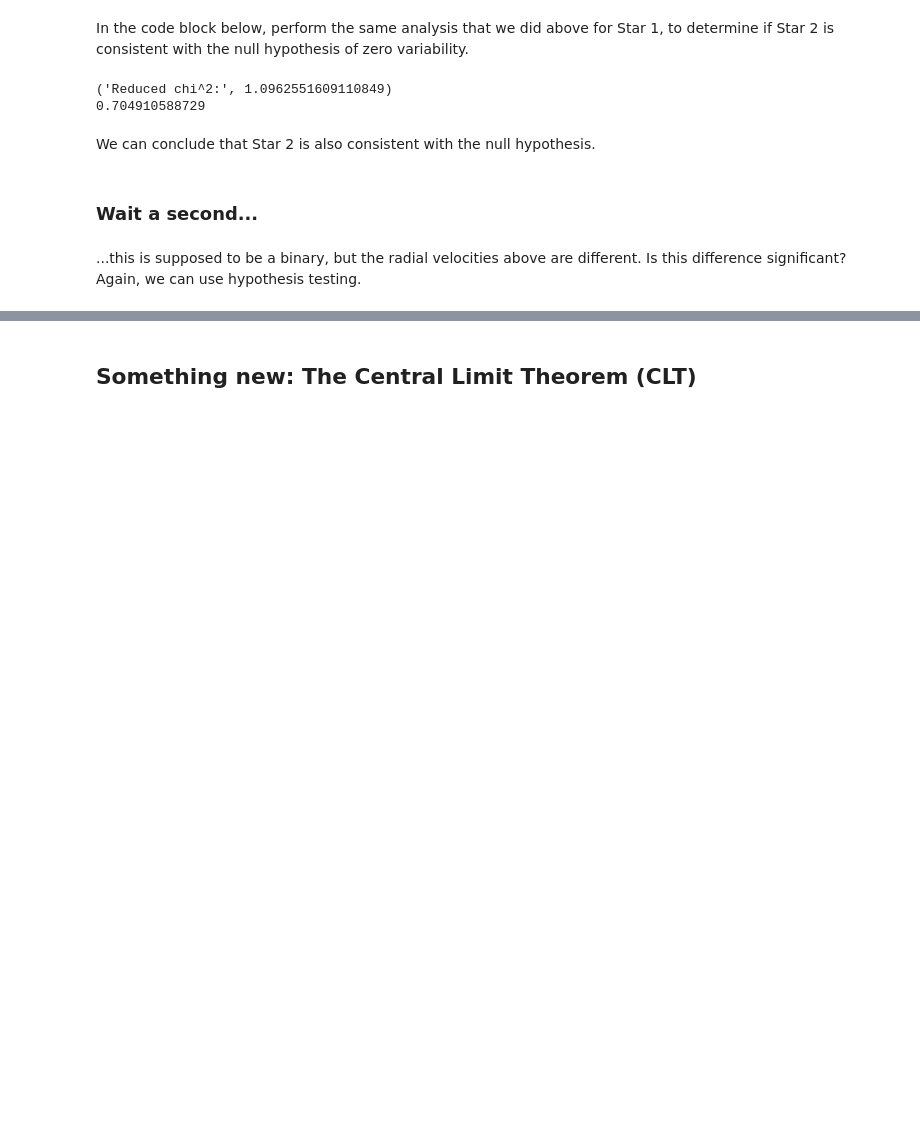
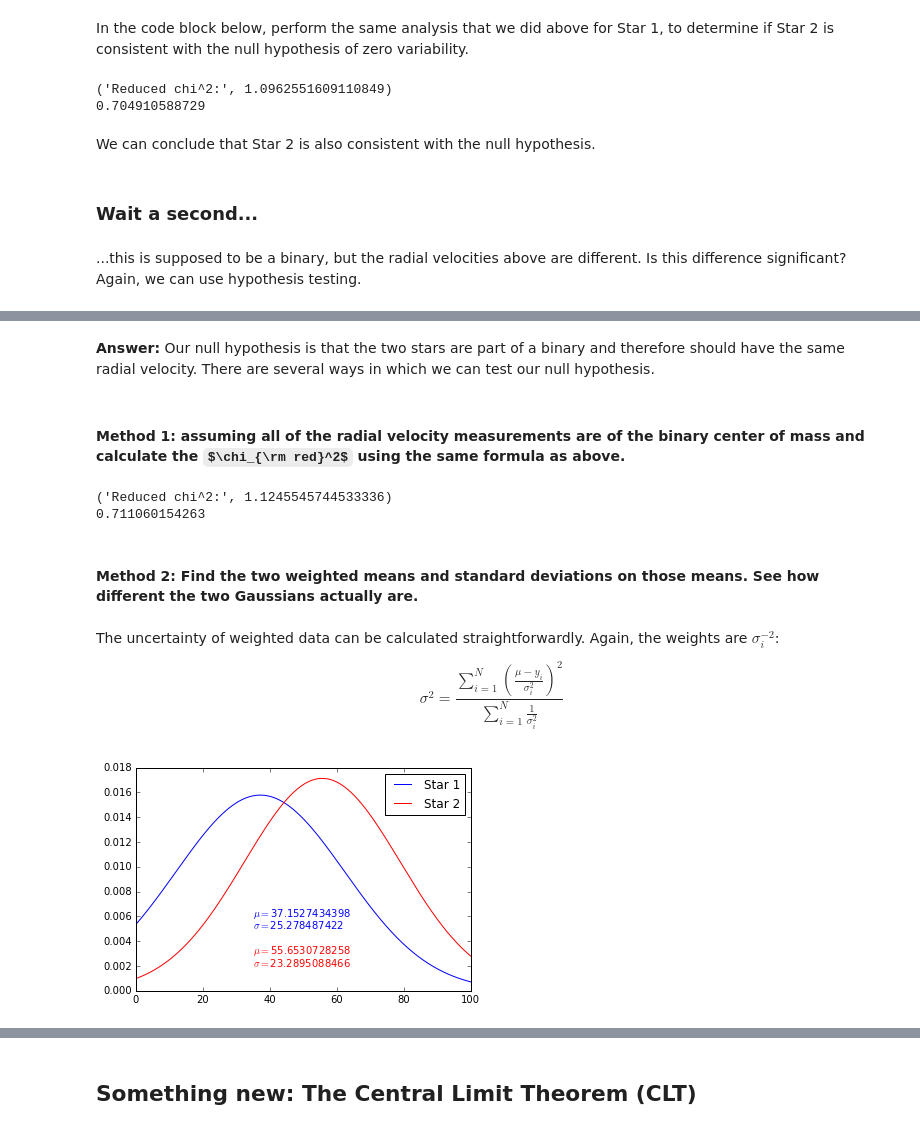
Before and after one commit to astroJeff/SMAC, a Jupyter notebook: Week_3/Distributions Continued - answer key.ipynb, the cells around one changed output, grey strips where cells are left out. Cells and saved outputs as stored; diff of their text form; code cells hidden in the pictures; some formulas as TeX source; blank space fills up the shorter version.

```diff
--- a/Week_3/Distributions Continued - answer key.ipynb
+++ b/Week_3/Distributions Continued - answer key.ipynb
@@ -350,0 +368,51 @@ We can conclude that Star 2 is also consistent with the null hypothesis.
+# %% [markdown]
+**Answer:** Our null hypothesis is that the two stars are part of a binary and therefore should have the same radial velocity. There are several ways in which we can test our null hypothesis.
+# %% [markdown]
+#### Method 1: assuming **all** of the radial velocity measurements are of the binary center of mass and calculate the $\chi_{\rm red}^2$ using the same formula as above.
+# %%
+RV_all = np.append(RV_1['vel'], RV_2['vel'])
+RV_all_err = np.append(RV_1['err'], RV_2['err'])
+
+reduced_chi_2 = calc_reduced_chi_2(RV_all, RV_all_err)
+print("Reduced chi^2:", reduced_chi_2)
+
+N_dof = 1
+p_value = stats.chi2.cdf(reduced_chi_2, N_dof)
+print p_value
+# %% [output]
+('Reduced chi^2:', 1.1245545744533336)
+0.711060154263
+# %% [markdown]
+#### Method 2: Find the two weighted means and standard deviations on those means. See how different the two Gaussians actually are.
+# %% [markdown]
+The uncertainty of weighted data can be calculated straightforwardly. Again, the weights are $\sigma_i^{-2}$:
+
+$$\sigma^2 = \frac{ \sum_{i=1}^N \left( \frac{\mu - y_i}{\sigma_i^2} \right)^2 }{\sum_{i=1}^N \frac{1}{\sigma_i^2}} $$
+# %%
+mu_1 = np.average(RV_1['vel'], weights=1.0/RV_1['err']**2)
+mu_2 = np.average(RV_2['vel'], weights=1.0/RV_2['err']**2)
+
+sd_1 = np.sqrt(np.sum(1./RV_1['err']**2 * (RV_1['vel']-mu_1)**2) / np.sum(1./RV_1['err']**2))
+sd_2 = np.sqrt(np.sum(1./RV_2['err']**2 * (RV_2['vel']-mu_2)**2) / np.sum(1./RV_2['err']**2))
+
+gaussian_1 = stats.norm(loc=mu_1, scale=sd_1)
+gaussian_2 = stats.norm(loc=mu_2, scale=sd_2)
+
+ran_x = np.linspace(0, 100, 1000)
+
+plt.plot(ran_x, gaussian_1.pdf(ran_x), label='Star 1', color='b')
+plt.plot(ran_x, gaussian_2.pdf(ran_x), label='Star 2', color='r')
+
+
+
+plt.text(35, 0.006, r'$\mu =$'+str(mu_1), color='b')
+plt.text(35, 0.005, r'$\sigma =$'+str(sd_1), color='b')
+
+plt.text(35, 0.003, r'$\mu =$'+str(mu_2), color='r')
+plt.text(35, 0.002, r'$\sigma =$'+str(sd_2), color='r')
+
+
+plt.legend()
+plt.show()
+# %% [output]
+[figure, added]
```
Also changed, not shown: parts of 17 cells of this notebook.
